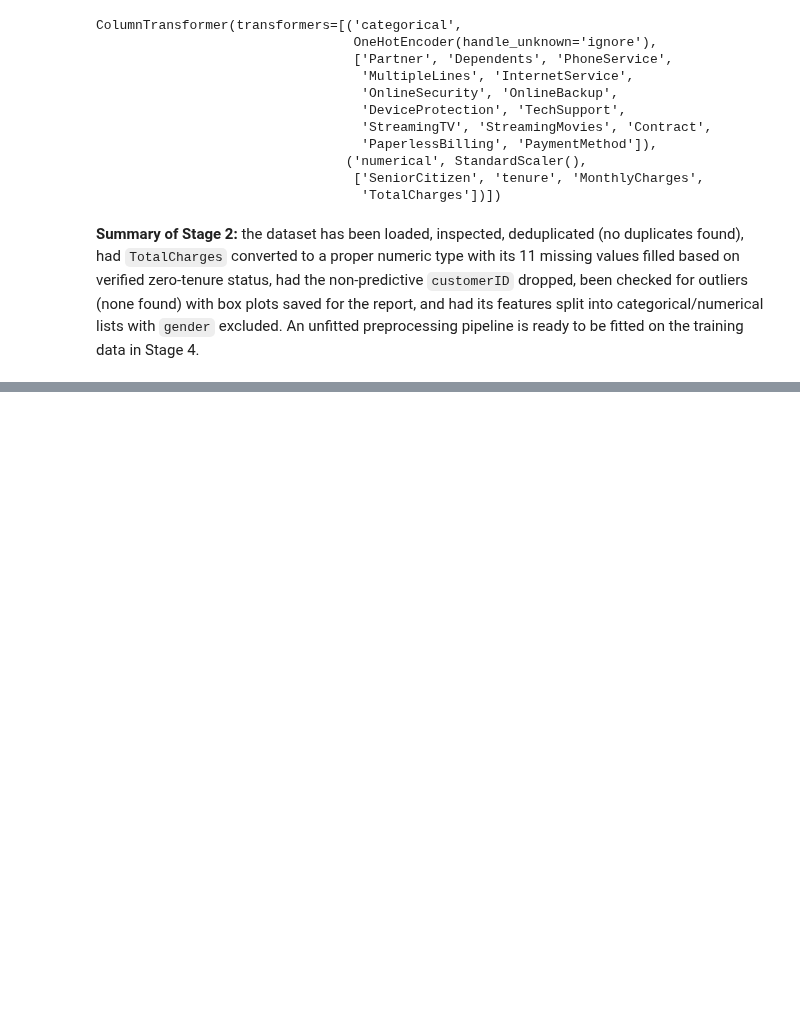
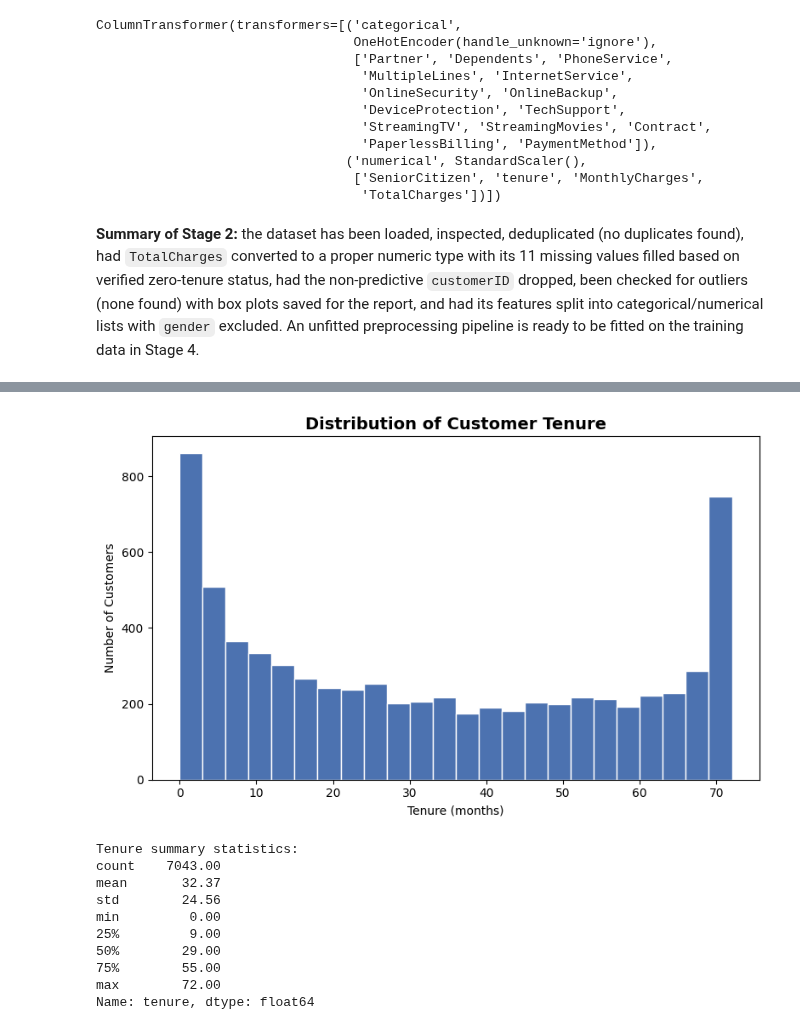
Before and after one commit to hs5495498-collab/-Customer-Churn-Prediction, a Jupyter notebook: notebooks/churn_analysis.ipynb, the cells around one changed output, grey strips where cells are left out. Saved outputs shown, nothing was run; the diff lists cells and outputs as text; code cells hidden in the pictures; blank space fills up the shorter version.

```diff
--- a/notebooks/churn_analysis.ipynb
+++ b/notebooks/churn_analysis.ipynb
@@ -518,0 +529,8 @@ training data in Stage 4.
+# %%
+import matplotlib.pyplot as plt
+import seaborn as sns
+from src.preprocess import clean_dataset
+
+eda_df = clean_dataset(DATA_PATH)
+eda_df["Churn_binary"] = (eda_df["Churn"] == "Yes").astype(int)
+eda_df.shape
@@ -518,0 +654,24 @@ training data in Stage 4.
+# %%
+fig, ax = plt.subplots(figsize=(8, 5))
+ax.hist(eda_df["tenure"], bins=24, color="#4C72B0", edgecolor="white")
+ax.set_title("Distribution of Customer Tenure", fontsize=14, fontweight="bold")
+ax.set_xlabel("Tenure (months)")
+ax.set_ylabel("Number of Customers")
+fig.tight_layout()
+fig.savefig("../reports/figures/tenure_distribution.png", dpi=300)
+plt.show()
+
+print("Tenure summary statistics:")
+print(eda_df["tenure"].describe().round(2))
+# %% [output]
+[figure, added]
+Tenure summary statistics:
+count    7043.00
+mean       32.37
+std        24.56
+min         0.00
+25%         9.00
+50%        29.00
+75%        55.00
+max        72.00
+Name: tenure, dtype: float64
```
Also changed, not shown: parts of 16 cells of this notebook, 4 other files.
